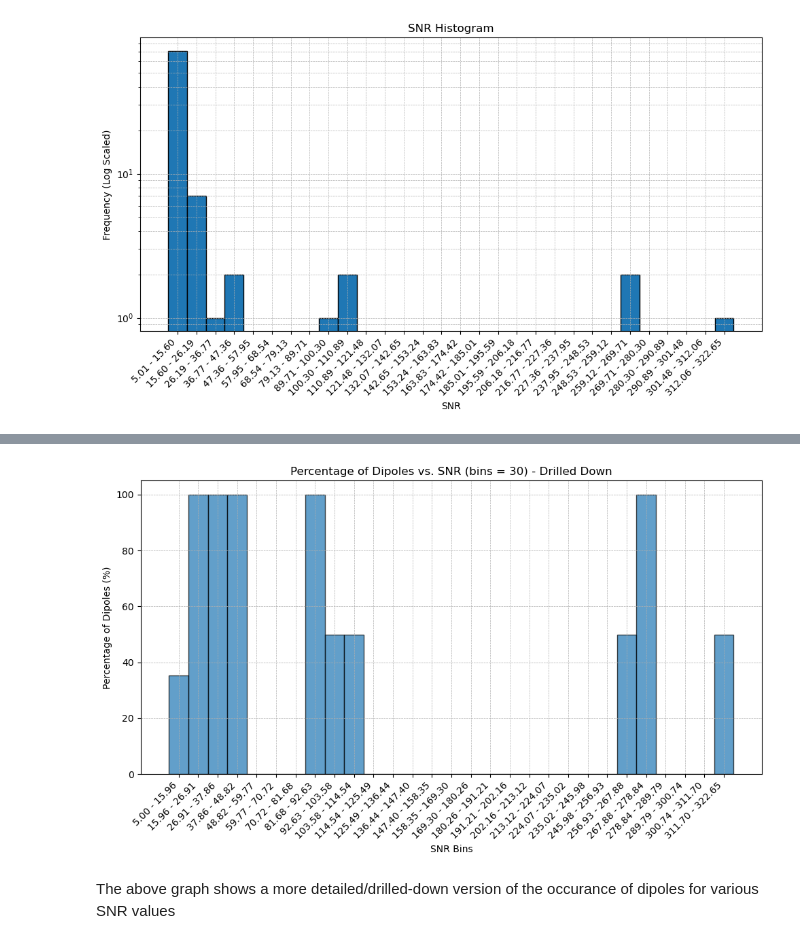
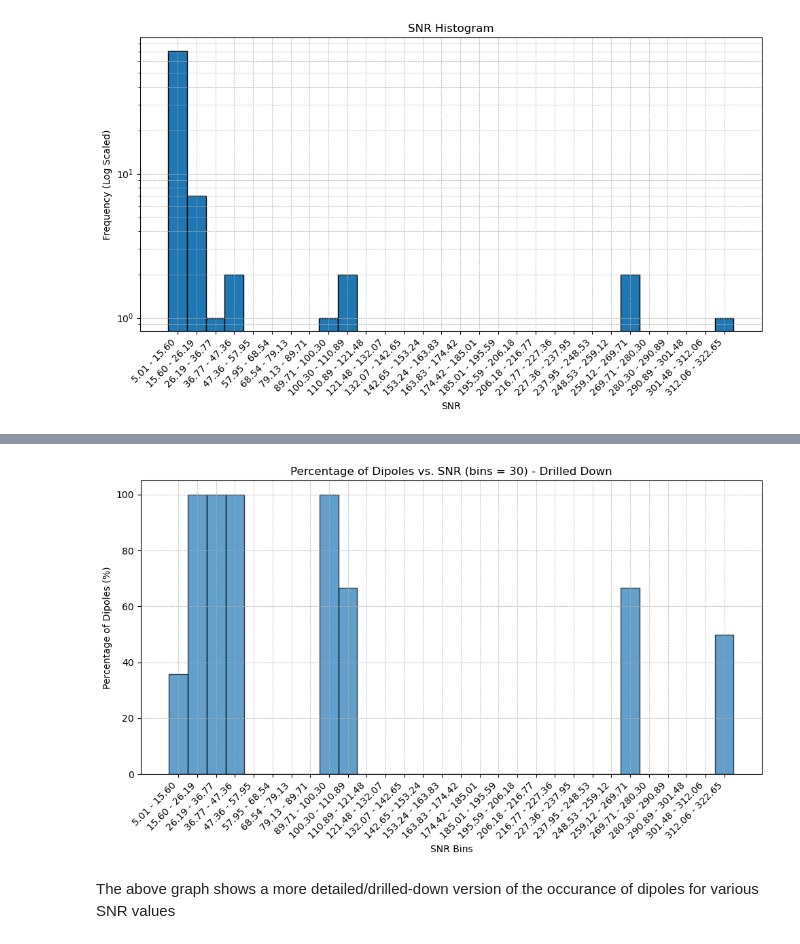
Before and after one commit to lsst-dm/ap_pipe-notebooks, a Jupyter notebook: notebooks/DM-40907-Dipoles-Analysis.ipynb, the cells around one changed output, grey strips where cells are left out. Saved outputs shown, nothing was run; the diff lists cells and outputs as text; code cells hidden in the pictures.

Commit message:
Display cutouts in notebook and fix histogram bins

```diff
--- a/notebooks/DM-40907-Dipoles-Analysis.ipynb
+++ b/notebooks/DM-40907-Dipoles-Analysis.ipynb
@@ -14,7 +15,7 @@ import shutil
 # Define constants
 
 # Path to the association.db file created during the AP Verify run
-db_path = "/home/h/harshit/u/ap_verify_ci_dc2/butler_repo/association.db"
+db_path = "/home/h/harshit/u/ap_verify_ci_dc2/butler_repo_1024/association.db"
 # Name of the table that contains data on dipoles
 table_nm = "DiaSource"
 # Column name to filter on
@@ -162,33 +200,3 @@ plt.savefig('snr_histogram.png', dpi=300)
 plt.show()
 # %% [output]
 [figure]
-# %%
-# For this analysis, we need all the records- dipoles and non-dipoles
-df = read_apdb(db_path = db_path, get_only_dipoles = False)
-
-# Calculate the max SNR value for a dipoles
-max_snr = df['snr'].max()
-
-# Define bins manually for better control
-bins = np.linspace(df['snr'].min(), max_snr, 30)
-
-# Get histograms for dipoles and non-dipoles
-dipoles_hist, _ = np.histogram(df[df['isDipole'] == 1]['snr'], bins=bins)
-non_dipoles_hist, _ = np.histogram(df[df['isDipole'] == 0]['snr'], bins=bins)
-
-# Calculate the percentage for each bin
-total = dipoles_hist + non_dipoles_hist
-percentage_dipoles = np.where(total == 0, 0, (dipoles_hist / total) * 100)
-percentage_non_dipoles = np.where(total == 0, 0, (non_dipoles_hist / total) * 100)
-
-# Plotting
-plt.figure(figsize=(10, 6))
-plt.bar(bins[:-1], percentage_dipoles, width=np.diff(bins)[0], align='center', edgecolor='black', alpha=0.7)
-plt.xticks(ticks=bins[:-1], labels=[f"{bins[i]:.2f} - {bins[i+1]:.2f}" for i in range(len(bins)-1)], rotation=45, ha='right')
-plt.xlabel('SNR Bins')
-plt.ylabel('Percentage of Dipoles (%)')
-plt.title('Percentage of Dipoles vs. SNR (bins = 30)')
-plt.grid(True, which='both', linestyle='--', linewidth=0.5)
-plt.tight_layout()  # This ensures that x-axis labels fit properly
-plt.savefig('percent_dipoles_vs_snr.png', dpi=300)
-plt.show()
@@ -197,32 +203,31 @@ plt.show()
 # %%
 # Drill down on dipoles
+# For this analysis, we need all the records- dipoles and non-dipoles
+df = read_apdb(db_path = db_path, get_only_dipoles = False)
+
 # Calculate the max SNR value for a dipoles
 max_snr_for_dipole = df[df['isDipole']==1]['snr'].max()
-
-# Define bins manually for better control
-bins = np.linspace(df['snr'].min(), max_snr_for_dipole, 30)
 
 # Get histograms for dipoles and non-dipoles
 dipoles_hist, _ = np.histogram(df[df['isDipole'] == 1]['snr'], bins=bins)
 non_dipoles_hist, _ = np.histogram(df[df['isDipole'] == 0]['snr'], bins=bins)
-
 # Calculate the percentage for each bin
 total = dipoles_hist + non_dipoles_hist
 percentage_dipoles = np.where(total == 0, 0, (dipoles_hist / total) * 100)
 percentage_non_dipoles = np.where(total == 0, 0, (non_dipoles_hist / total) * 100)
 
 # Plotting
 plt.figure(figsize=(10, 6))
 plt.bar(bins[:-1], percentage_dipoles, width=np.diff(bins)[0], align='center', edgecolor='black', alpha=0.7)
 plt.xticks(ticks=bins[:-1], labels=[f"{bins[i]:.2f} - {bins[i+1]:.2f}" for i in range(len(bins)-1)], rotation=45, ha='right')
 plt.xlabel('SNR Bins')
 plt.ylabel('Percentage of Dipoles (%)')
 plt.title('Percentage of Dipoles vs. SNR (bins = 30) - Drilled Down')
 plt.grid(True, which='both', linestyle='--', linewidth=0.5)
 plt.tight_layout()  # This ensures that x-axis labels fit properly
 plt.savefig('percent_dipoles_vs_snr_drilldown.png', dpi=300)
 plt.show()
 # %% [output]
-[figure, old version]
+[figure, new version]
 # %% [markdown]
 The above graph shows a more detailed/drilled-down version of the occurance of dipoles for various SNR values
```
Also changed, not shown: parts of 4 cells of this notebook.
